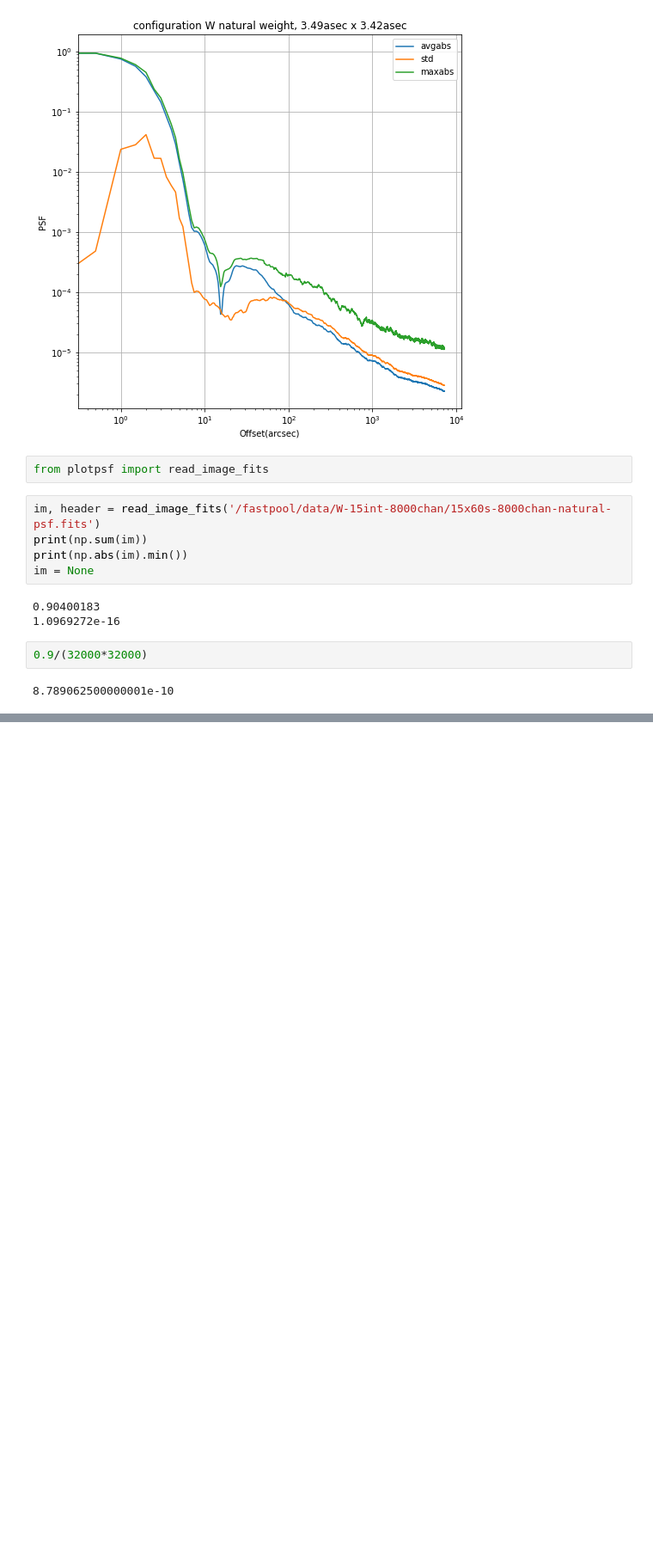
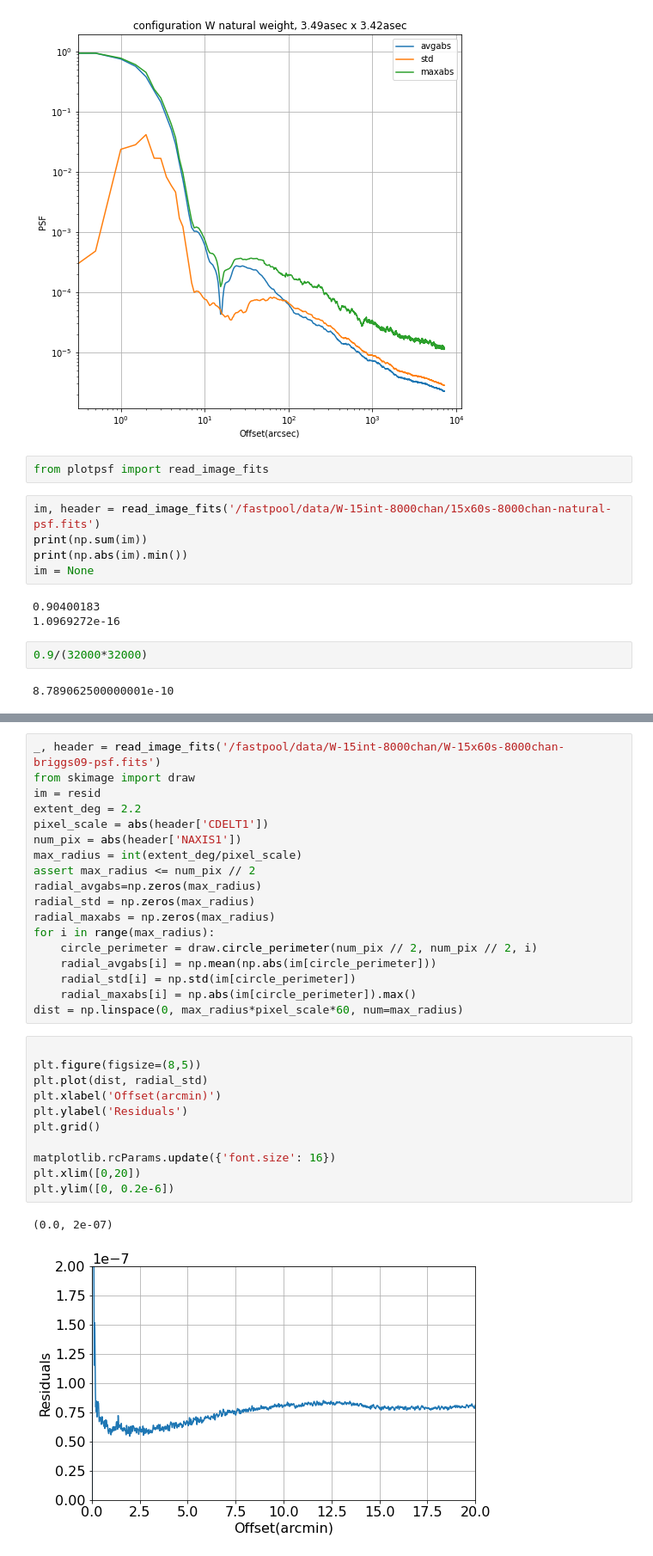
Before and after one commit to yupinghuang/sim-toolkit, a Jupyter notebook: notebooks/visualize-psf.ipynb, the cells around one changed output, grey strips where cells are left out. Shown: that part at 86% size. Cells and saved outputs as stored; diff of their text form; blank space fills up the shorter version.

```diff
--- a/notebooks/visualize-psf.ipynb
+++ b/notebooks/visualize-psf.ipynb
@@ -172,0 +268,32 @@ im = None
+# %%
+_, header = read_image_fits('/fastpool/data/W-15int-8000chan/W-15x60s-8000chan-briggs09-psf.fits')
+from skimage import draw
+im = resid
+extent_deg = 2.2
+pixel_scale = abs(header['CDELT1'])
+num_pix = abs(header['NAXIS1'])
+max_radius = int(extent_deg/pixel_scale)
+assert max_radius <= num_pix // 2
+radial_avgabs=np.zeros(max_radius)
+radial_std = np.zeros(max_radius)
+radial_maxabs = np.zeros(max_radius)
+for i in range(max_radius):
+    circle_perimeter = draw.circle_perimeter(num_pix // 2, num_pix // 2, i)
+    radial_avgabs[i] = np.mean(np.abs(im[circle_perimeter]))
+    radial_std[i] = np.std(im[circle_perimeter])
+    radial_maxabs[i] = np.abs(im[circle_perimeter]).max()
+dist = np.linspace(0, max_radius*pixel_scale*60, num=max_radius)
+# %%
+
+plt.figure(figsize=(8,5))
+plt.plot(dist, radial_std)
+plt.xlabel('Offset(arcmin)')
+plt.ylabel('Residuals')
+plt.grid()
+
+matplotlib.rcParams.update({'font.size': 16})
+plt.xlim([0,20])
+plt.ylim([0, 0.2e-6])
+# %% [output]
+(0.0, 2e-07)
+[figure, added]
```
Also changed, not shown: parts of 25 cells of this notebook, 9 other files.
